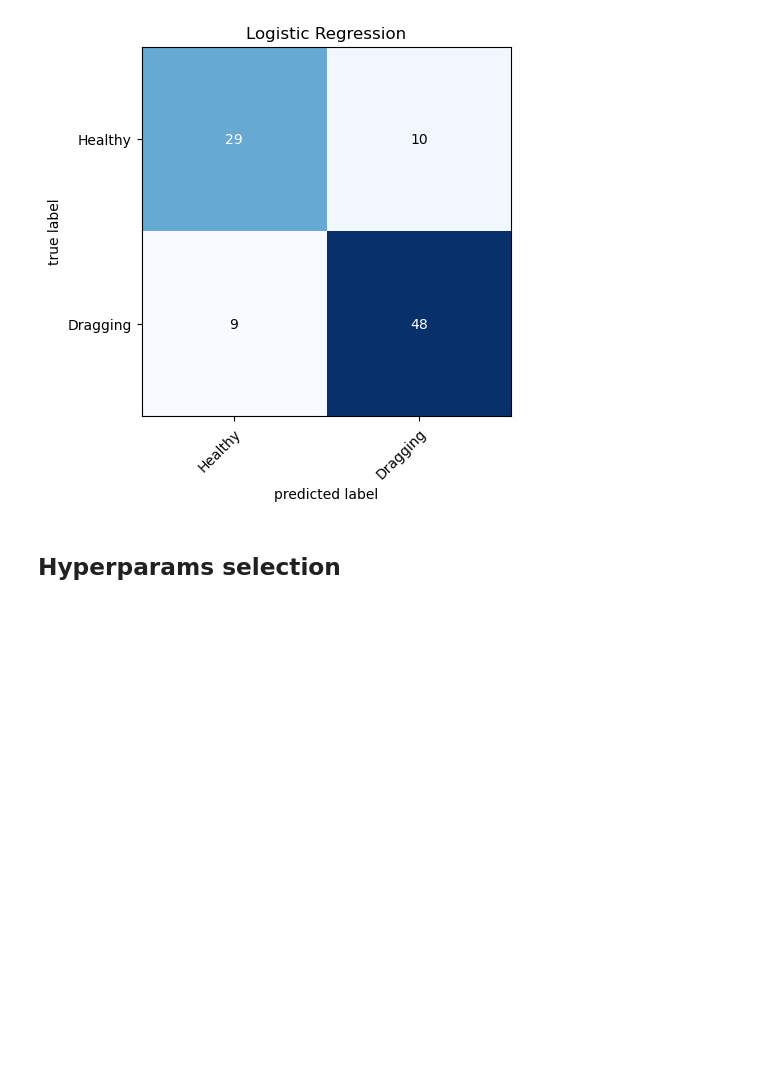
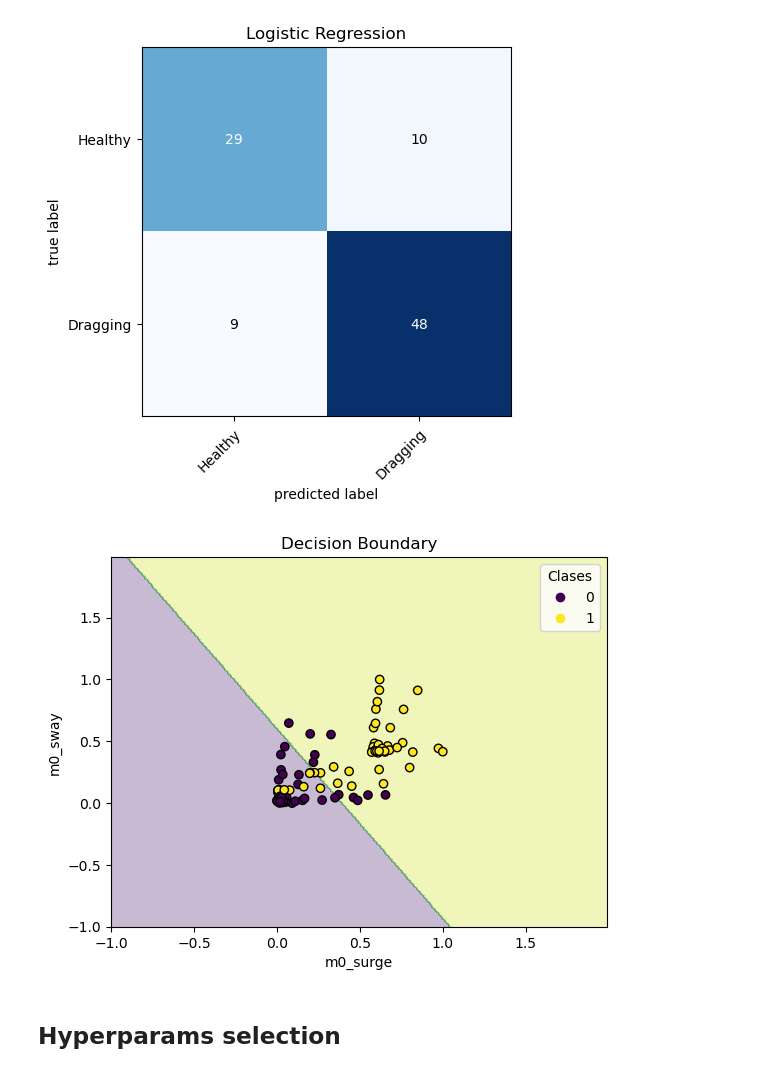
Before and after one commit to arturodmor/Mooring_anomaly_detector, a Jupyter notebook: notebooks/2_train_models/2_1_Logistic_regression.ipynb, the cells around one changed output. Saved outputs shown, nothing was run; the diff lists cells and outputs as text; code cells hidden in the pictures; blank space fills up the shorter version.

Commit message:
[NOTEBOOKS] update model notebooks to represent decision boundaries, and 1.3 Decision tree notebook is created

```diff
--- a/notebooks/2_train_models/2_1_Logistic_regression.ipynb
+++ b/notebooks/2_train_models/2_1_Logistic_regression.ipynb
@@ -104,6 +105,26 @@ plt.title('Logistic Regression')
 # %% [output]
 Text(0.5, 1.0, 'Logistic Regression')
 [figure]
+# %%
+x_min, x_max = X_train_min_max[:, 0].min() - 1, X_train_min_max[:, 0].max() + 1
+y_min, y_max = X_train_min_max[:, 1].min() - 1, X_train_min_max[:, 1].max() + 1
+xx, yy = np.meshgrid(np.arange(x_min, x_max, 0.01), np.arange(y_min, y_max, 0.01))
+
+# predict the class for each mesh point
+Z = model.predict(np.c_[xx.ravel(), yy.ravel()])
+Z = Z.reshape(xx.shape)
+
+# Draw decision boundaries
+plt.contourf(xx, yy, Z, alpha=0.3)
+scatter = plt.scatter(X_train_min_max[:, 0], X_train_min_max[:, 1], c=Y_train, edgecolors='k', marker='o')
+
+plt.title("Decision Boundary")
+plt.xlabel("m0_surge")
+plt.ylabel("m0_sway")
+plt.legend(*scatter.legend_elements(), title="Clases")
+plt.show()
+# %% [output]
+[figure, added]
 # %% [markdown]
 ## Hyperparams selection
 # %% [markdown]
```
Also changed, not shown: parts of 3 cells of this notebook, 2 other files.
